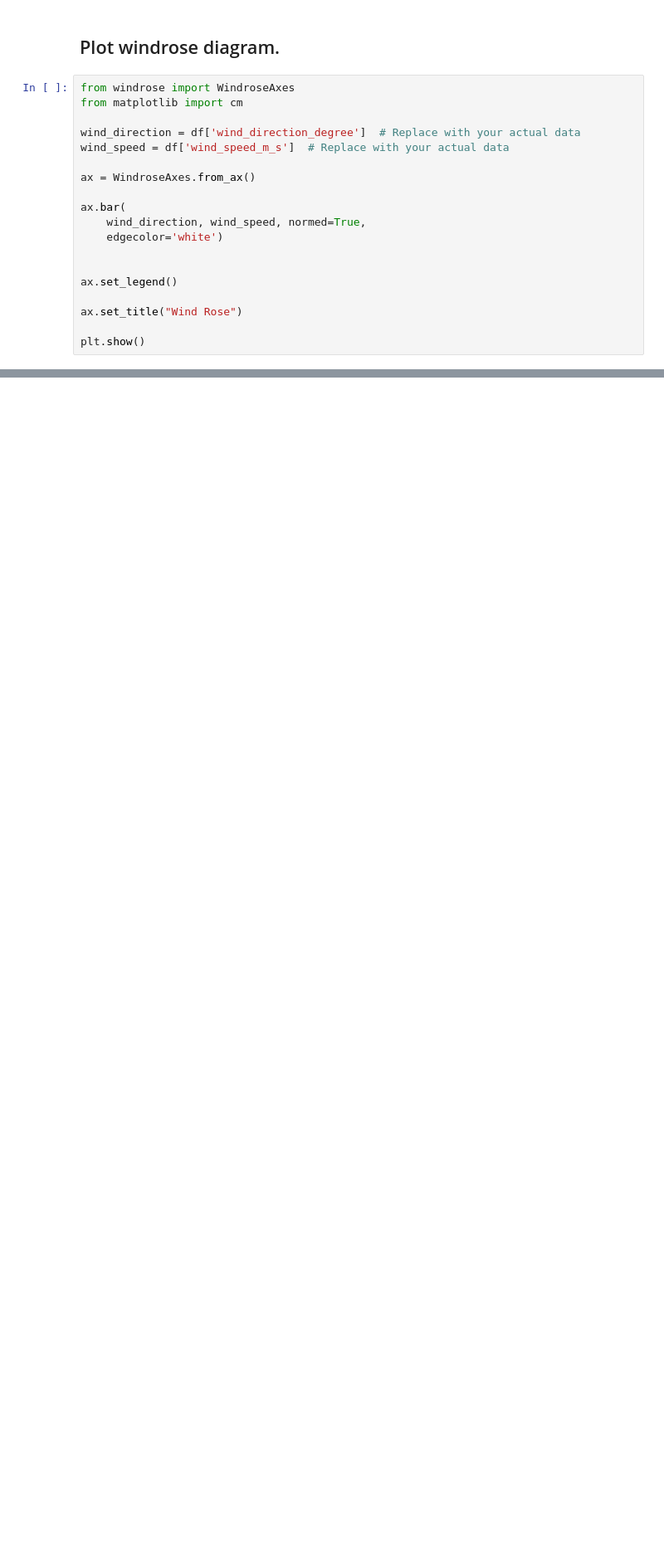
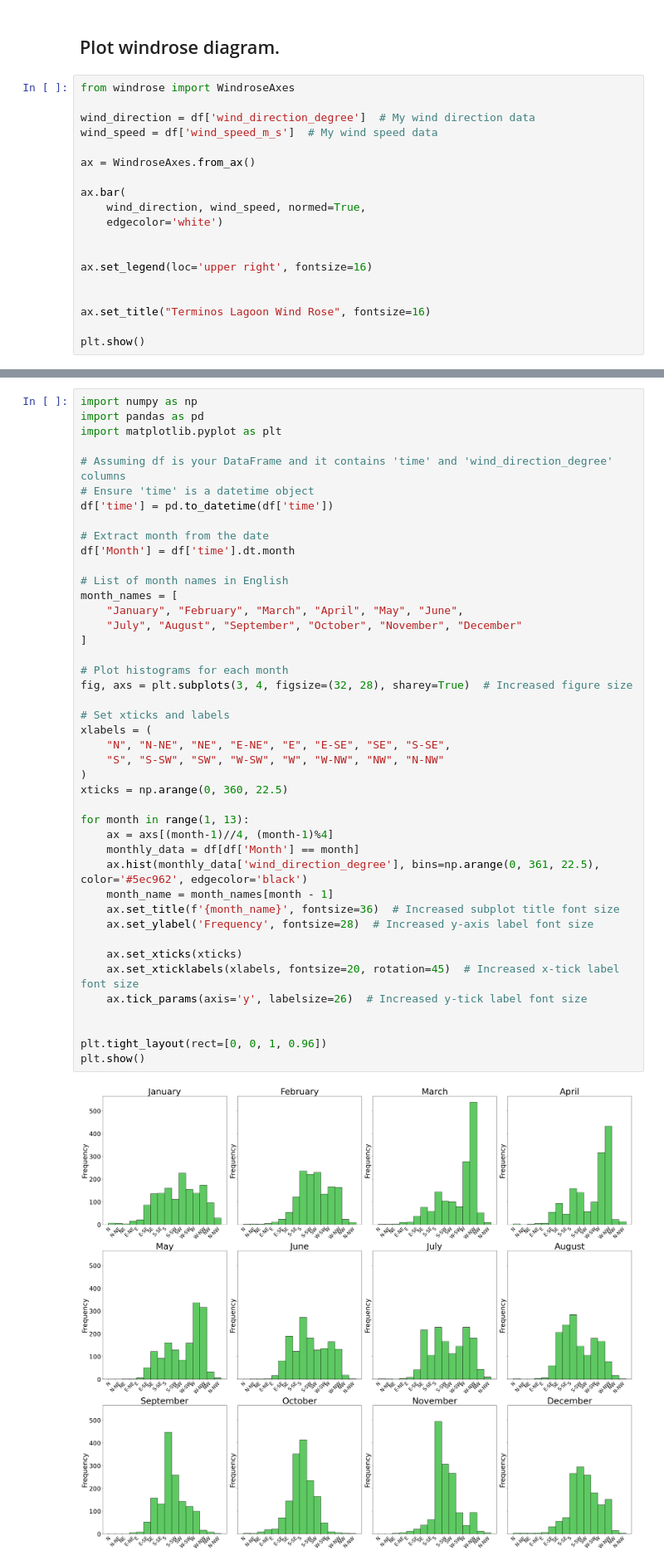
Before and after one commit to gilbertoCM/terminosWaterAge, a Jupyter notebook: scripts/Terminos_wind_analysis.ipynb, the cells around one changed output, grey strips where cells are left out. Shown at 83% size. Drawn from its saved outputs; the diff is of its cells as text; blank space fills up the shorter version.

```diff
--- a/scripts/Terminos_wind_analysis.ipynb
+++ b/scripts/Terminos_wind_analysis.ipynb
@@ -128,10 +124,9 @@ plt.show()
 ## Plot windrose diagram.
 # %%
 from windrose import WindroseAxes
-from matplotlib import cm
 
-wind_direction = df['wind_direction_degree']  # Replace with your actual data
-wind_speed = df['wind_speed_m_s']  # Replace with your actual data
+wind_direction = df['wind_direction_degree']  # My wind direction data
+wind_speed = df['wind_speed_m_s']  # My wind speed data
 
 ax = WindroseAxes.from_ax()
 
@@ -140,8 +135,9 @@ ax.bar(
     edgecolor='white')
 
 
-ax.set_legend()
+ax.set_legend(loc='upper right', fontsize=16)
 
-ax.set_title("Wind Rose")
+
+ax.set_title("Terminos Lagoon Wind Rose", fontsize=16)
 
 plt.show()
@@ -149,0 +148,45 @@ plt.show()
+# %%
+import numpy as np
+import pandas as pd
+import matplotlib.pyplot as plt
+
+# Assuming df is your DataFrame and it contains 'time' and 'wind_direction_degree' columns
+# Ensure 'time' is a datetime object
+df['time'] = pd.to_datetime(df['time'])
+
+# Extract month from the date
+df['Month'] = df['time'].dt.month
+
+# List of month names in English
+month_names = [
+    "January", "February", "March", "April", "May", "June",
+    "July", "August", "September", "October", "November", "December"
+]
+
+# Plot histograms for each month
+fig, axs = plt.subplots(3, 4, figsize=(32, 28), sharey=True)  # Increased figure size
+
+# Set xticks and labels
+xlabels = (
+    "N", "N-NE", "NE", "E-NE", "E", "E-SE", "SE", "S-SE",
+    "S", "S-SW", "SW", "W-SW", "W", "W-NW", "NW", "N-NW"
+)
+xticks = np.arange(0, 360, 22.5)
+
+for month in range(1, 13):
+    ax = axs[(month-1)//4, (month-1)%4]
+    monthly_data = df[df['Month'] == month]
+    ax.hist(monthly_data['wind_direction_degree'], bins=np.arange(0, 361, 22.5), color='#5ec962', edgecolor='black')
+    month_name = month_names[month - 1]
+    ax.set_title(f'{month_name}', fontsize=36)  # Increased subplot title font size
+    ax.set_ylabel('Frequency', fontsize=28)  # Increased y-axis label font size
+
+    ax.set_xticks(xticks)
+    ax.set_xticklabels(xlabels, fontsize=20, rotation=45)  # Increased x-tick label font size
+    ax.tick_params(axis='y', labelsize=26)  # Increased y-tick label font size
+
+
+plt.tight_layout(rect=[0, 0, 1, 0.96])
+plt.show()
+# %% [output]
+[figure, added]
```
Also changed, not shown: parts of 8 cells of this notebook, 3 other files.
